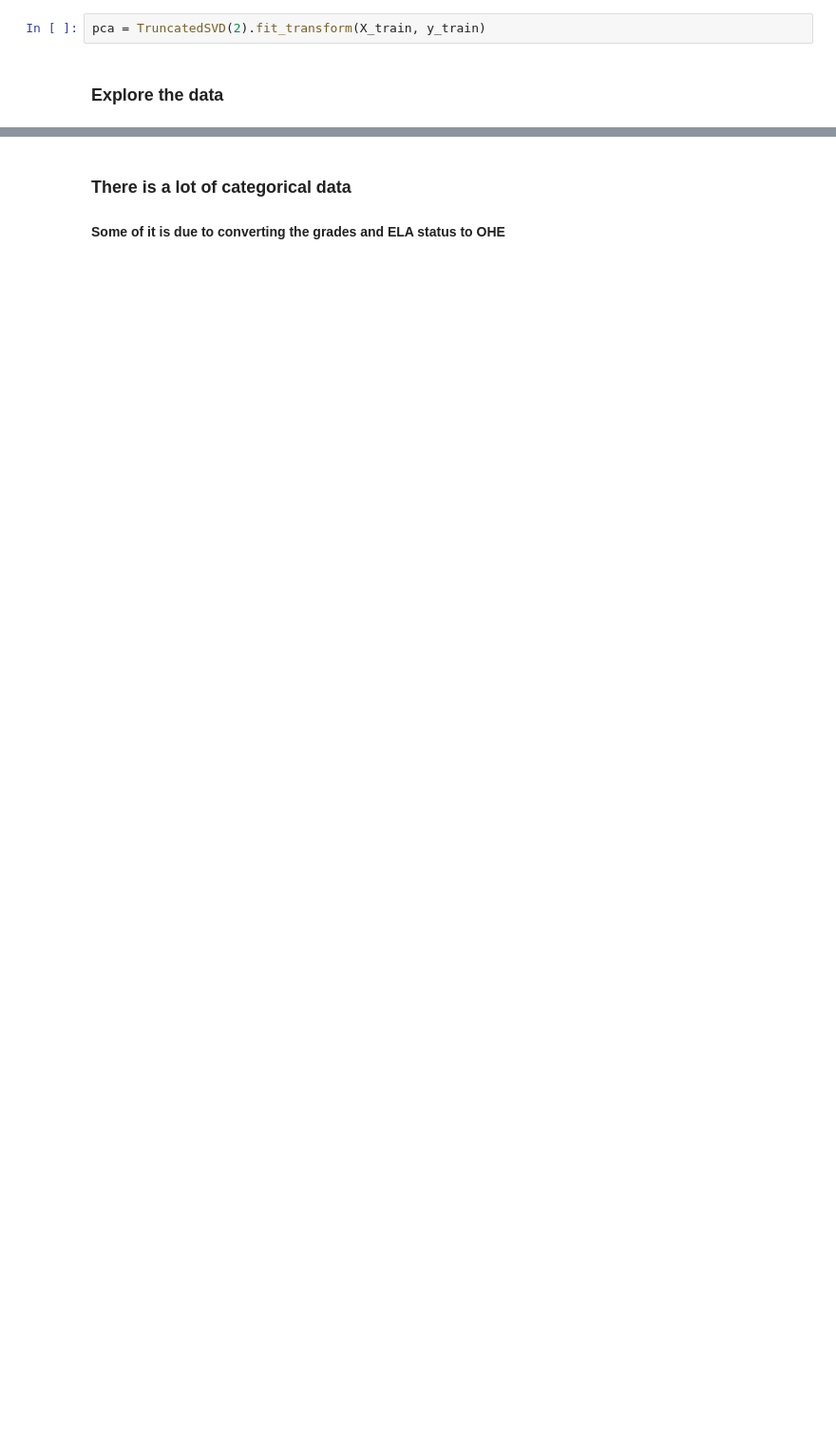
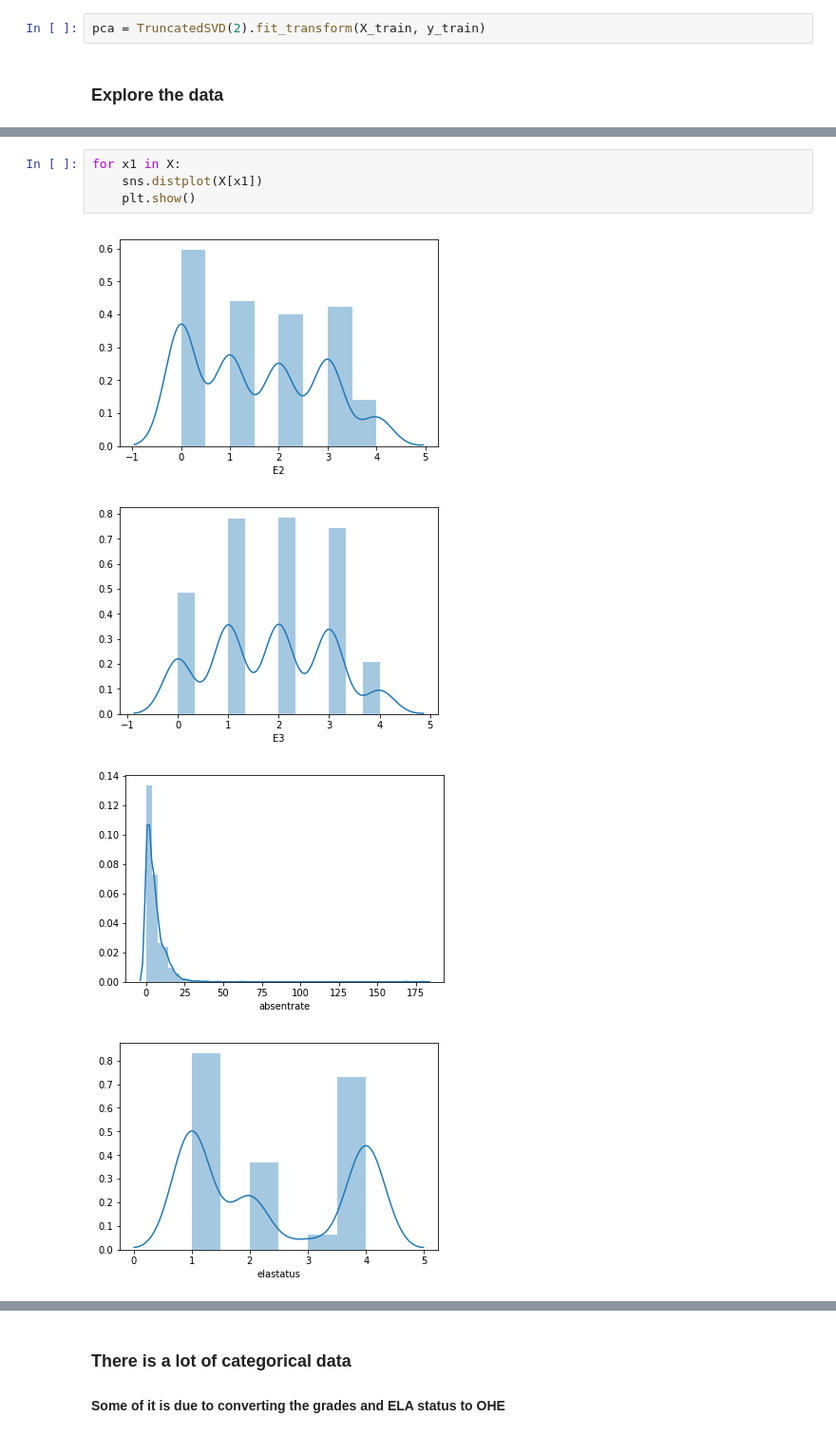
Before and after one commit to OckhamsRazor15/New-Thinkful-DS-Projects, a Jupyter notebook: Final Project/Final Project.ipynb, the cells around one changed output, grey strips where cells are left out. Shown at 95% size. Saved outputs shown, nothing was run; the diff lists cells and outputs as text; blank space fills up the shorter version.

```diff
--- a/Final Project/Final Project.ipynb
+++ b/Final Project/Final Project.ipynb
@@ -319,0 +358,9 @@ row_0
+# %%
+for x1 in X:
+    sns.distplot(X[x1])
+    plt.show()
+# %% [output]
+[figure, added]
+[figure, added]
+[figure, added]
+[figure, added]
```
Also changed, not shown: parts of 24 cells of this notebook.
